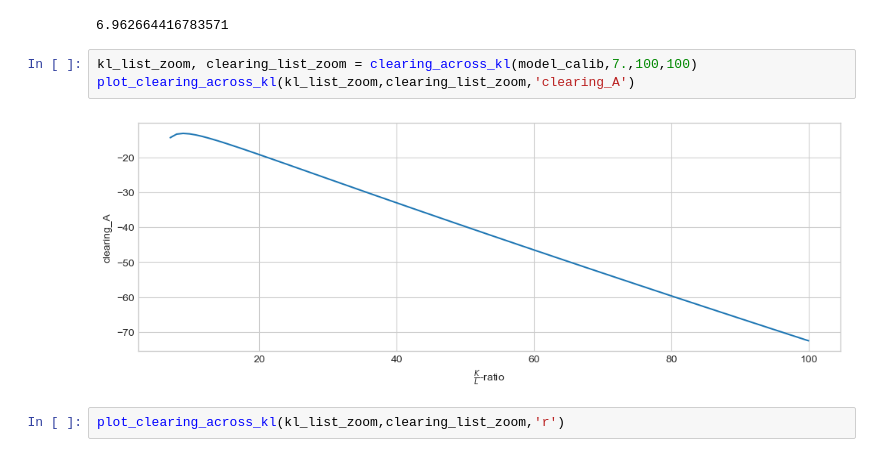
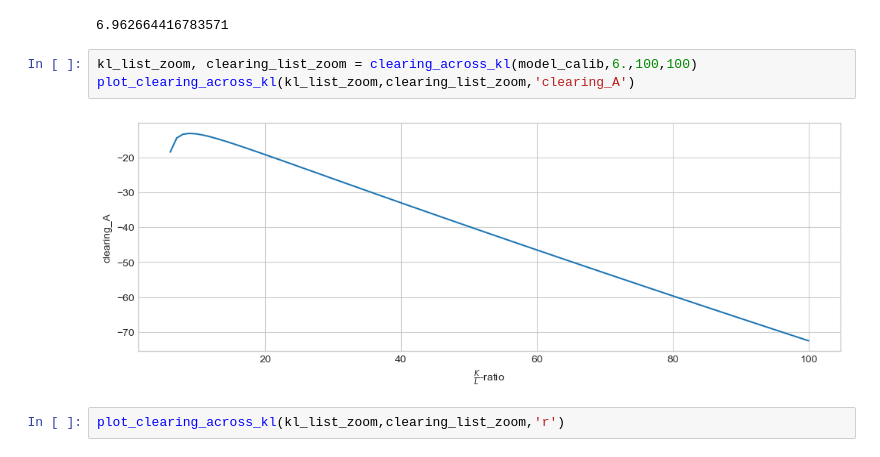
Before and after one commit to AskerNC/AdvMacroHet, a Jupyter notebook: Assignments/Handin/A1_hanc/StationaryEquilibrium.ipynb, the cells around one changed output. Drawn from its saved outputs; the diff is of its cells as text.

```diff
--- a/Assignments/Handin/A1_hanc/StationaryEquilibrium.ipynb
+++ b/Assignments/Handin/A1_hanc/StationaryEquilibrium.ipynb
@@ -689,10 +686,10 @@ np.min(clearing_list_zoom['clearing_A'])
 # %% [output]
 6.962664416783571
 # %%
-kl_list_zoom, clearing_list_zoom = clearing_across_kl(model_calib,7.,100,100)
+kl_list_zoom, clearing_list_zoom = clearing_across_kl(model_calib,6.,100,100)
 plot_clearing_across_kl(kl_list_zoom,clearing_list_zoom,'clearing_A')
 # %% [output]
-[figure, old version]
+[figure, new version]
 # %%
 plot_clearing_across_kl(kl_list_zoom,clearing_list_zoom,'r')
 # %% [output]
```
Also changed, not shown: parts of 2 cells of this notebook, 5 other files.
